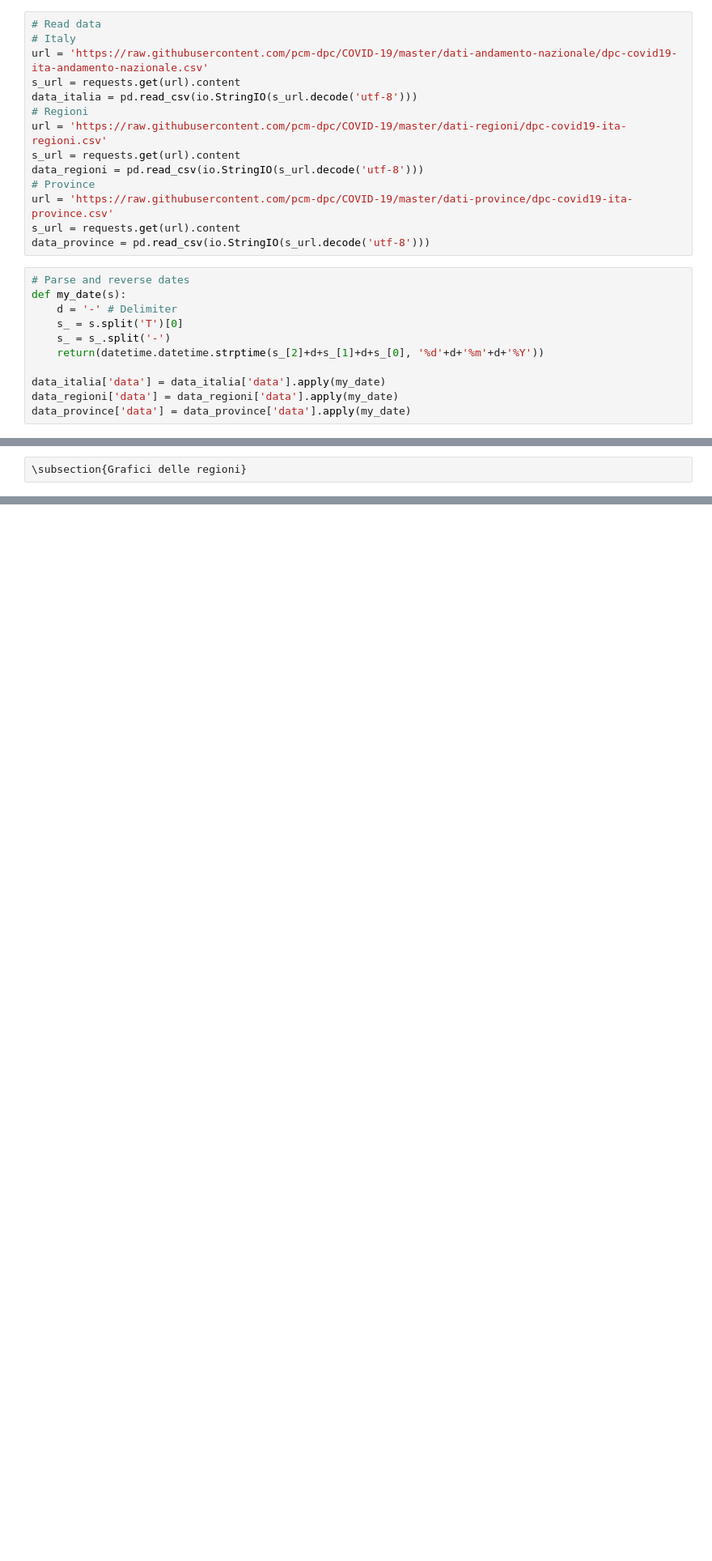
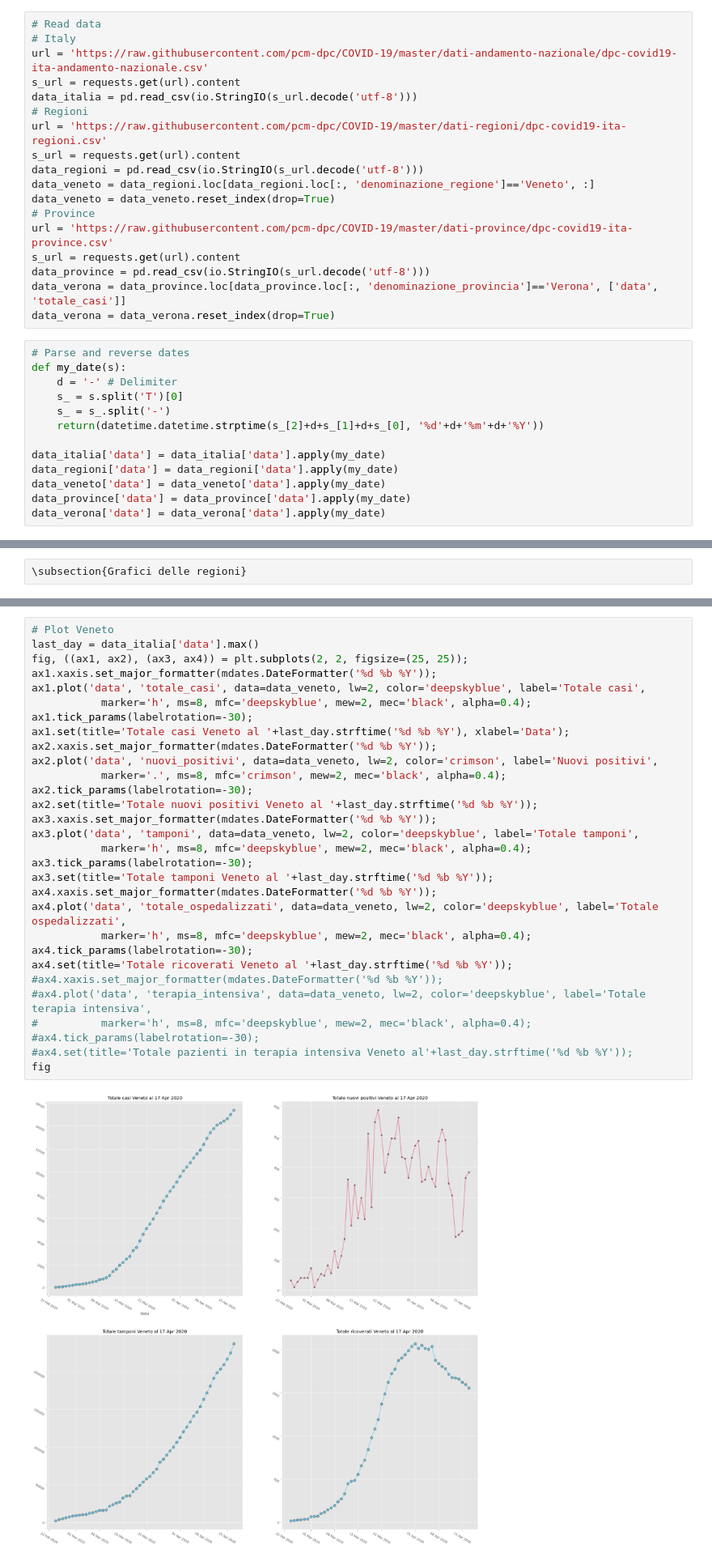
Before and after one commit to cace92/covid-notebook, a Jupyter notebook: Analisi dati-Covid 19.ipynb, the cells around one changed output, grey strips where cells are left out. Shown at 81% size. Cells and saved outputs as stored; diff of their text form; blank space fills up the shorter version.

```diff
--- a/Analisi dati-Covid 19.ipynb
+++ b/Analisi dati-Covid 19.ipynb
@@ -18,10 +18,14 @@ data_italia = pd.read_csv(io.StringIO(s_url.decode('utf-8')))
 url = 'https://raw.githubusercontent.com/pcm-dpc/COVID-19/master/dati-regioni/dpc-covid19-ita-regioni.csv'
 s_url = requests.get(url).content
 data_regioni = pd.read_csv(io.StringIO(s_url.decode('utf-8')))
+data_veneto = data_regioni.loc[data_regioni.loc[:, 'denominazione_regione']=='Veneto', :]
+data_veneto = data_veneto.reset_index(drop=True)
 # Province
 url = 'https://raw.githubusercontent.com/pcm-dpc/COVID-19/master/dati-province/dpc-covid19-ita-province.csv'
 s_url = requests.get(url).content
 data_province = pd.read_csv(io.StringIO(s_url.decode('utf-8')))
+data_verona = data_province.loc[data_province.loc[:, 'denominazione_provincia']=='Verona', ['data', 'totale_casi']]
+data_verona = data_verona.reset_index(drop=True)
 # %%
 # Parse and reverse dates
 def my_date(s):
@@ -32,4 +36,6 @@ def my_date(s):
 
 data_italia['data'] = data_italia['data'].apply(my_date)
 data_regioni['data'] = data_regioni['data'].apply(my_date)
+data_veneto['data'] = data_veneto['data'].apply(my_date)
 data_province['data'] = data_province['data'].apply(my_date)
+data_verona['data'] = data_verona['data'].apply(my_date)
@@ -90,0 +107,32 @@ fig
+# %%
+# Plot Veneto
+last_day = data_italia['data'].max()
+fig, ((ax1, ax2), (ax3, ax4)) = plt.subplots(2, 2, figsize=(25, 25));
+ax1.xaxis.set_major_formatter(mdates.DateFormatter('%d %b %Y'));
+ax1.plot('data', 'totale_casi', data=data_veneto, lw=2, color='deepskyblue', label='Totale casi',
+           marker='h', ms=8, mfc='deepskyblue', mew=2, mec='black', alpha=0.4);
+ax1.tick_params(labelrotation=-30);
+ax1.set(title='Totale casi Veneto al '+last_day.strftime('%d %b %Y'), xlabel='Data');
+ax2.xaxis.set_major_formatter(mdates.DateFormatter('%d %b %Y'));
+ax2.plot('data', 'nuovi_positivi', data=data_veneto, lw=2, color='crimson', label='Nuovi positivi',
+           marker='.', ms=8, mfc='crimson', mew=2, mec='black', alpha=0.4);
+ax2.tick_params(labelrotation=-30);
+ax2.set(title='Totale nuovi positivi Veneto al '+last_day.strftime('%d %b %Y'));
+ax3.xaxis.set_major_formatter(mdates.DateFormatter('%d %b %Y'));
+ax3.plot('data', 'tamponi', data=data_veneto, lw=2, color='deepskyblue', label='Totale tamponi',
+           marker='h', ms=8, mfc='deepskyblue', mew=2, mec='black', alpha=0.4);
+ax3.tick_params(labelrotation=-30);
+ax3.set(title='Totale tamponi Veneto al '+last_day.strftime('%d %b %Y'));
+ax4.xaxis.set_major_formatter(mdates.DateFormatter('%d %b %Y'));
+ax4.plot('data', 'totale_ospedalizzati', data=data_veneto, lw=2, color='deepskyblue', label='Totale ospedalizzati',
+           marker='h', ms=8, mfc='deepskyblue', mew=2, mec='black', alpha=0.4);
+ax4.tick_params(labelrotation=-30);
+ax4.set(title='Totale ricoverati Veneto al '+last_day.strftime('%d %b %Y'));
+#ax4.xaxis.set_major_formatter(mdates.DateFormatter('%d %b %Y'));
+#ax4.plot('data', 'terapia_intensiva', data=data_veneto, lw=2, color='deepskyblue', label='Totale terapia intensiva',
+#          marker='h', ms=8, mfc='deepskyblue', mew=2, mec='black', alpha=0.4);
+#ax4.tick_params(labelrotation=-30);
+#ax4.set(title='Totale pazienti in terapia intensiva Veneto al'+last_day.strftime('%d %b %Y'));
+fig
+# %% [output]
+[figure, added]
```
Also changed, not shown: parts of 5 cells of this notebook.
